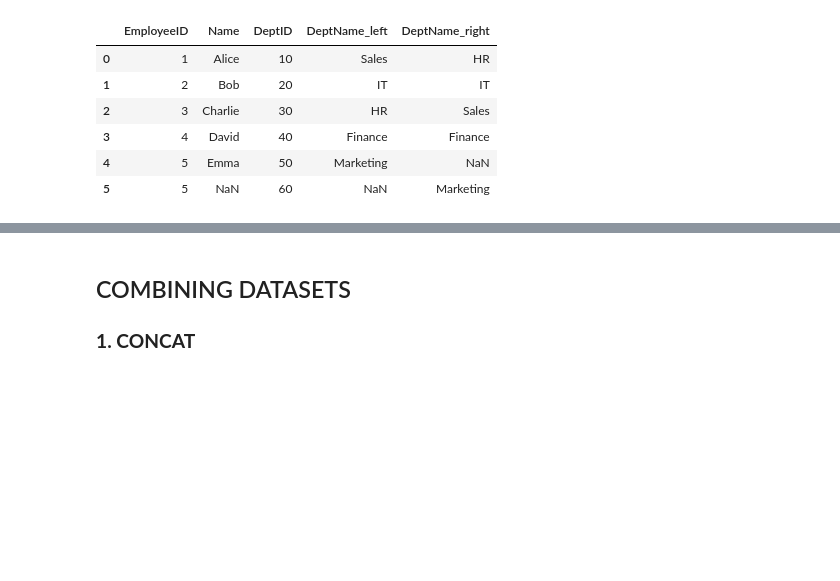
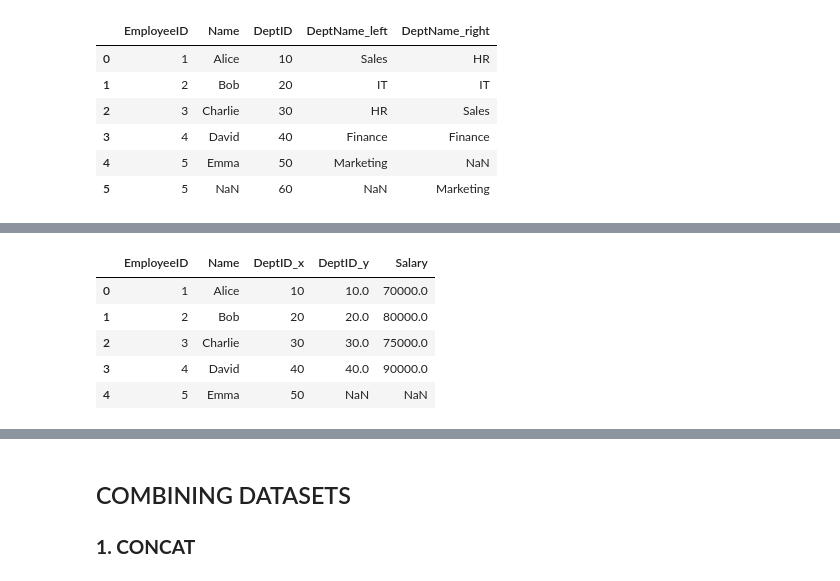
Before and after one commit to Craphtr/Python-Essentials-For-Machine-Learning, a Jupyter notebook: 07_Data_Wrangling_in_Pandas.ipynb, the cells around one changed output, grey strips where cells are left out. Drawn from its saved outputs; the diff is of its cells as text; code cells hidden in the pictures; blank space fills up the shorter version.

```diff
--- a/07_Data_Wrangling_in_Pandas.ipynb
+++ b/07_Data_Wrangling_in_Pandas.ipynb
@@ -275,0 +280,4 @@ pd.merge(dframe1,dframe2,how='outer',on=['EmployeeID','DeptID'],suffixes=('_left
+# %%
+dx1 = pd.DataFrame({'EmployeeID':[1,2,3,4,5],'Name':['Alice','Bob','Charlie','David','Emma'],
+                        'DeptID':[10,20,30,40,50]})
+dx1
@@ -275,0 +291,3 @@ pd.merge(dframe1,dframe2,how='outer',on=['EmployeeID','DeptID'],suffixes=('_left
+# %%
+dx2 = pd.DataFrame({'DeptID':[10,20,30,40,60],'Salary':[70000,80000,75000,90000,65000]},index =[1,2,3,4,6])
+dx2
@@ -275,0 +301,9 @@ pd.merge(dframe1,dframe2,how='outer',on=['EmployeeID','DeptID'],suffixes=('_left
+# %%
+pd.merge(dx1,dx2,left_on='EmployeeID',right_index=True,how='left')
+# %% [output]
+|  | EmployeeID | Name | DeptID_x | DeptID_y | Salary |
+| 0 | 1 | Alice | 10 | 10.0 | 70000.0 |
+| 1 | 2 | Bob | 20 | 20.0 | 80000.0 |
+| 2 | 3 | Charlie | 30 | 30.0 | 75000.0 |
+| 3 | 4 | David | 40 | 40.0 | 90000.0 |
+| 4 | 5 | Emma | 50 | NaN | NaN |
```
Also changed, not shown: parts of 10 cells of this notebook.
